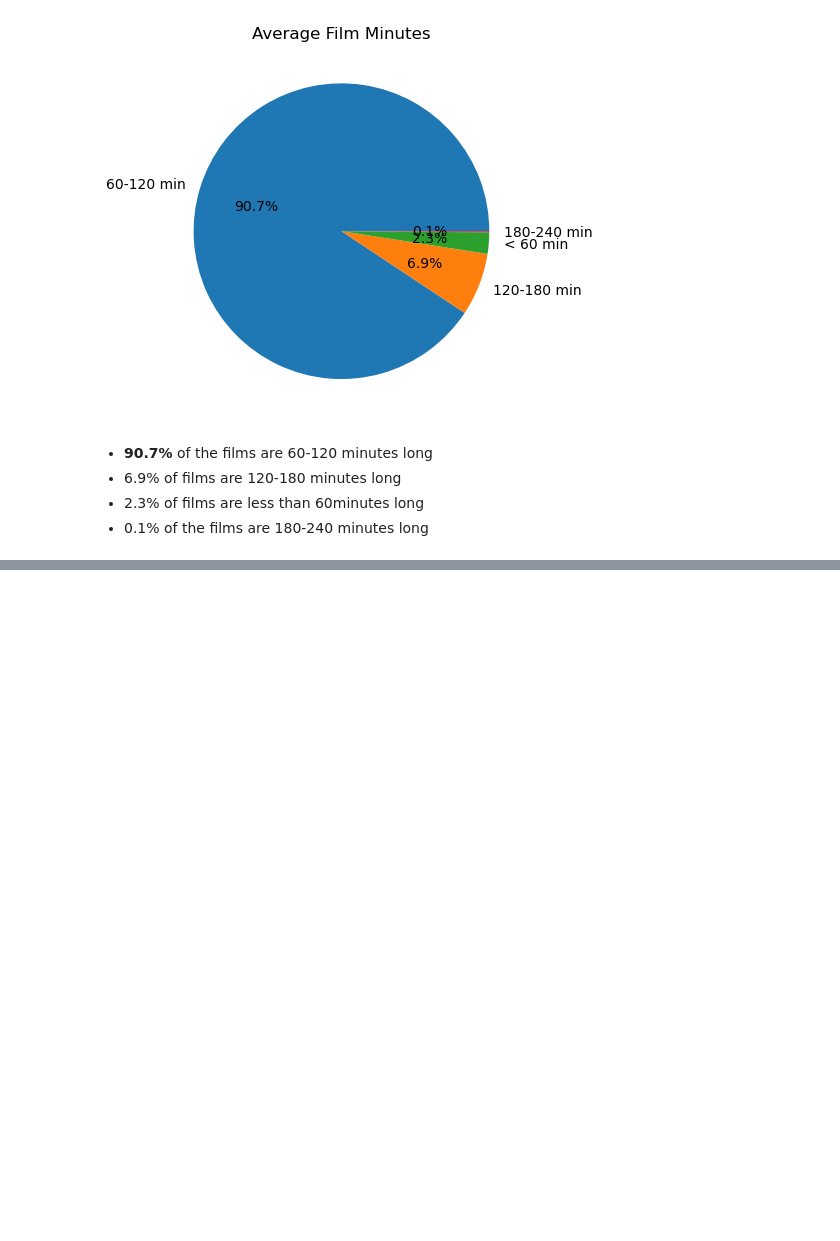
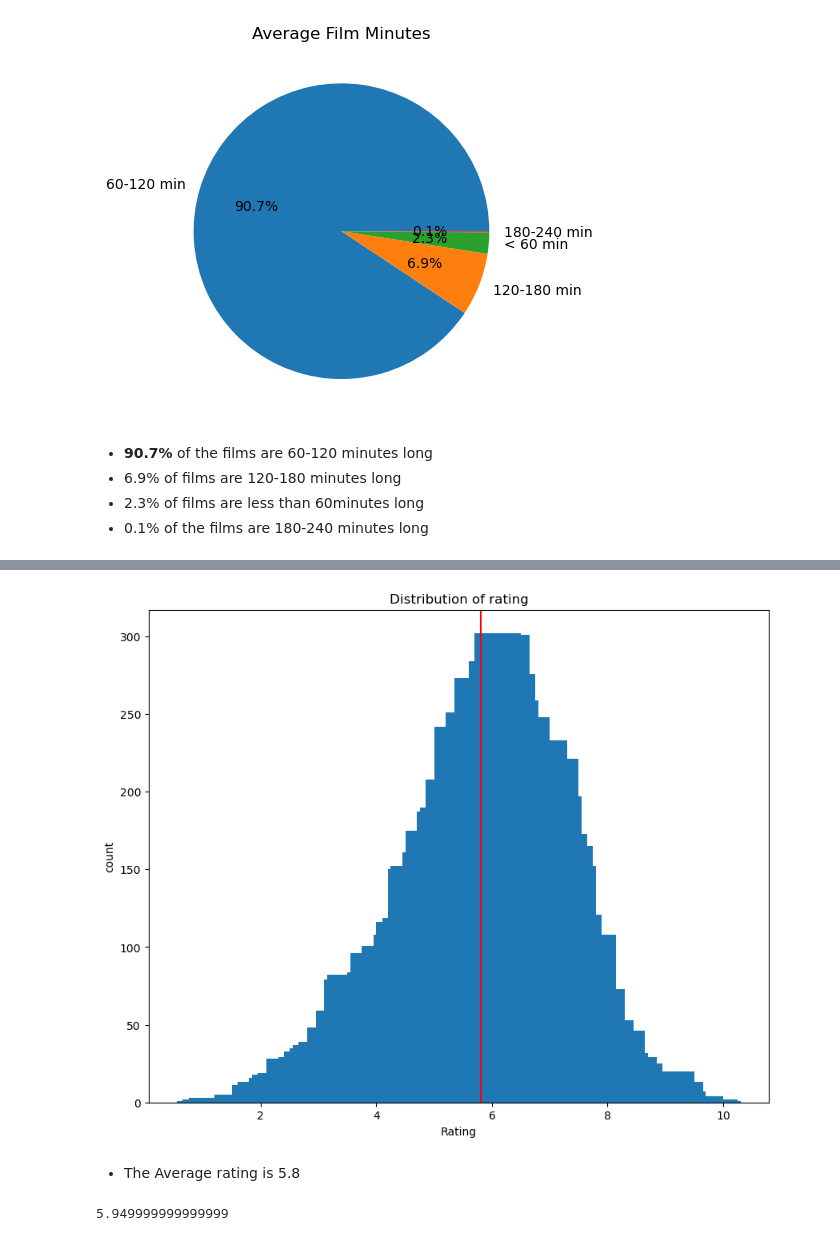
Before and after one commit to am-eric/Film-Analysis, a Jupyter notebook: analysis.ipynb, the cells around one changed output, grey strips where cells are left out. Saved outputs shown, nothing was run; the diff lists cells and outputs as text; code cells hidden in the pictures; blank space fills up the shorter version.

```diff
--- a/analysis.ipynb
+++ b/analysis.ipynb
@@ -730 +741,23 @@ plt.title('Average Film Minutes');
+# %%
+# plot a bar chart to viz the average rating
+
+fig, ax = plt.subplots(figsize=(10,8))
+
+# mean rating
+mean_r = it_merged['avg_rating'].mean() # 5.81
+
+
+ax.bar(it_merged['avg_rating'].value_counts().index, it_merged['avg_rating'].value_counts().values)
+ax.axvline(x=mean_r, color='r')
+ax.set_xlabel('Rating')
+ax.set_ylabel('count')
+ax.set_title('Distribution of rating');
+# %% [output]
+[figure, added]
+# %% [markdown]
+- The Average rating is 5.8
+# %%
+it_merged['avg_rating'].median()
+# %% [output]
+5.949999999999999
 # %%
```
Also changed, not shown: parts of 37 cells of this notebook.
